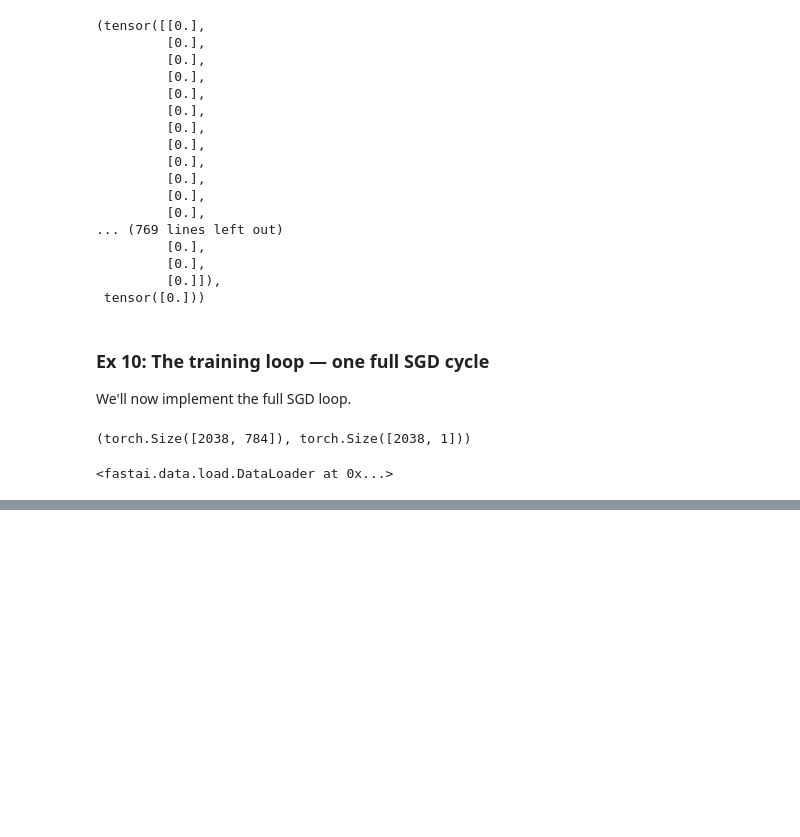
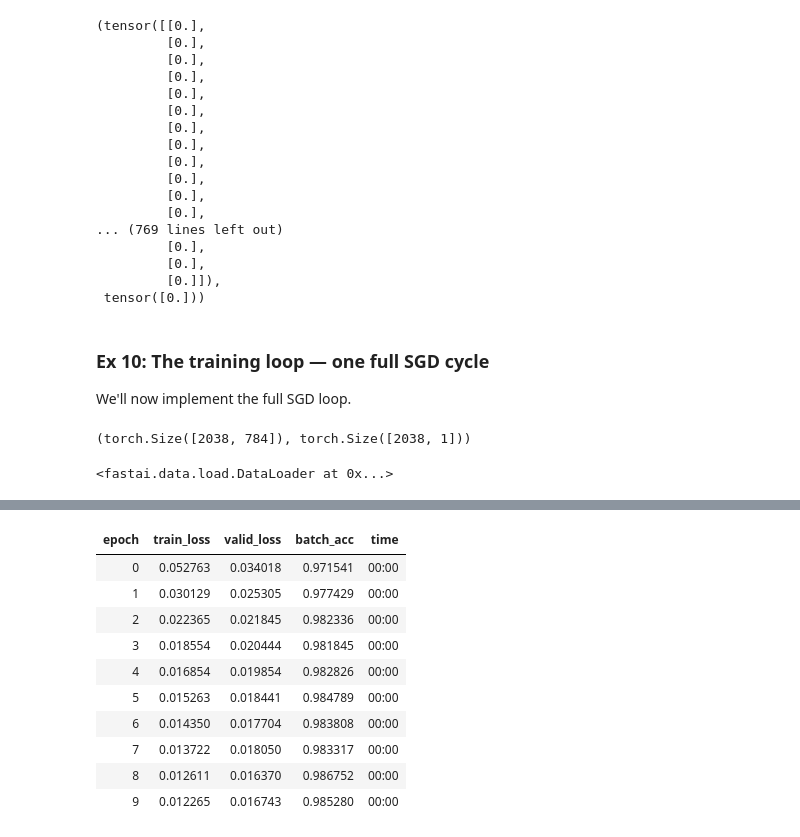
Before and after one commit to CodeWithOz/fastai-deep-learn-coders, a Jupyter notebook: ch_04_mnist_self.ipynb, the cells around one changed output, grey strips where cells are left out. Cells and saved outputs as stored; diff of their text form; code cells hidden in the pictures; blank space fills up the shorter version.

```diff
--- a/ch_04_mnist_self.ipynb
+++ b/ch_04_mnist_self.ipynb
@@ -657,0 +700,28 @@ for i in range(20):
+# %%
+simple_net = nn.Sequential(
+    nn.Linear(flat_train_all.shape[-1], 30),
+    nn.ReLU(),
+    nn.Linear(30, 1)
+)
+# %%
+learn = Learner(
+    dls=DataLoaders(train_dl, valid_dl),
+    model=simple_net,
+    loss_func=mnist_loss,
+    opt_func=SGD,
+    metrics=batch_acc,
+)
+# %%
+learn.fit(10, 1.)
+# %% [output]
+| epoch | train_loss | valid_loss | batch_acc | time |
+| 0 | 0.052763 | 0.034018 | 0.971541 | 00:00 |
+| 1 | 0.030129 | 0.025305 | 0.977429 | 00:00 |
+| 2 | 0.022365 | 0.021845 | 0.982336 | 00:00 |
+| 3 | 0.018554 | 0.020444 | 0.981845 | 00:00 |
+| 4 | 0.016854 | 0.019854 | 0.982826 | 00:00 |
+| 5 | 0.015263 | 0.018441 | 0.984789 | 00:00 |
+| 6 | 0.014350 | 0.017704 | 0.983808 | 00:00 |
+| 7 | 0.013722 | 0.018050 | 0.983317 | 00:00 |
+| 8 | 0.012611 | 0.016370 | 0.986752 | 00:00 |
+| 9 | 0.012265 | 0.016743 | 0.985280 | 00:00 |
```
Also changed, not shown: parts of 12 cells of this notebook.
